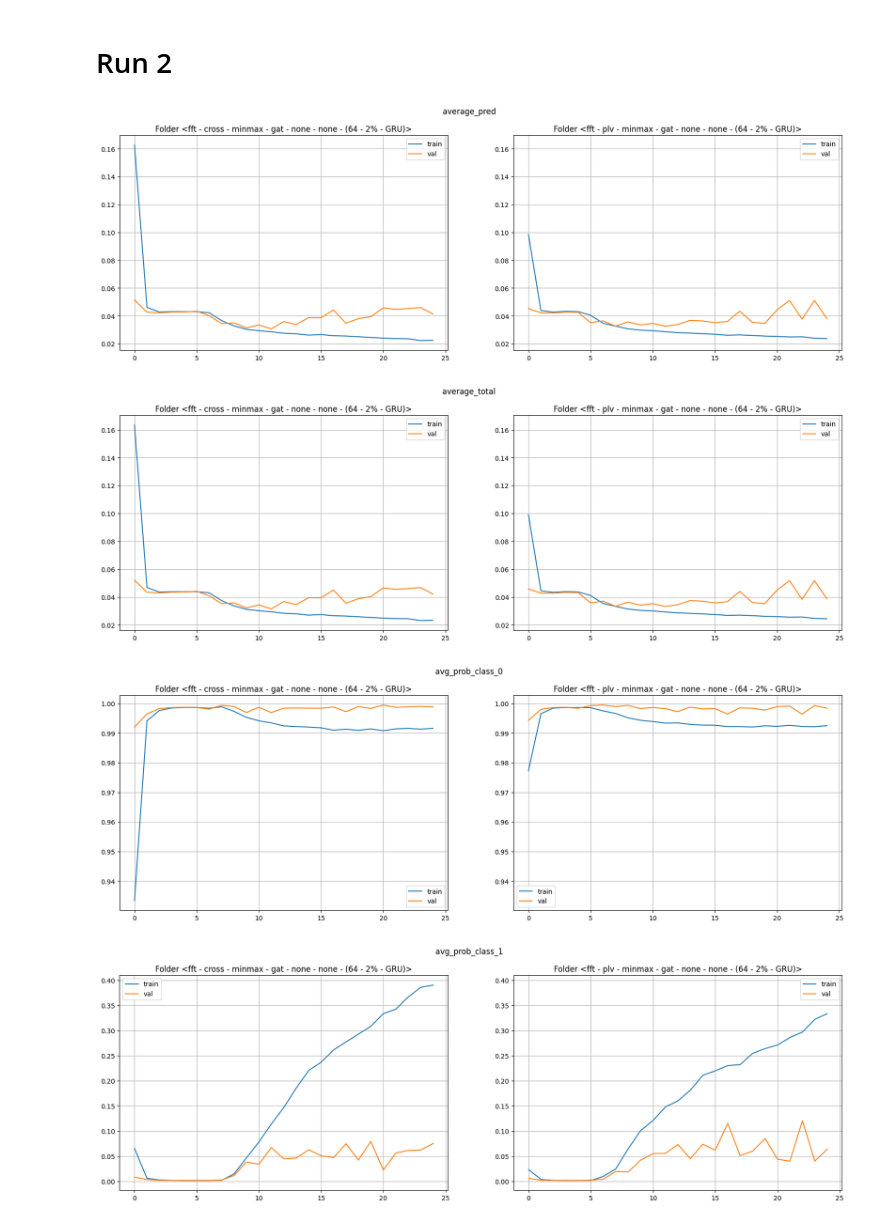
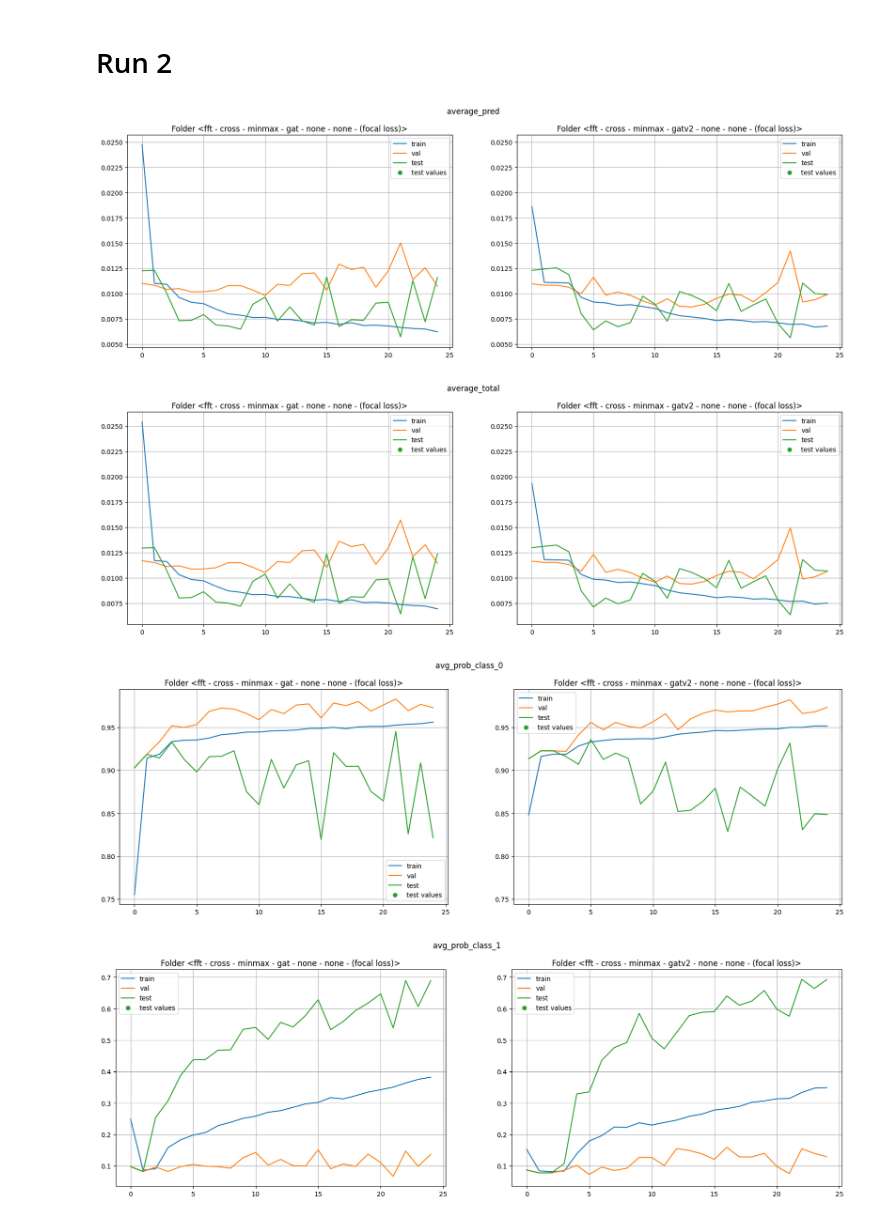
Before and after one commit to mranauro2/Seizure, a Jupyter notebook: utils/plot_comparison.ipynb, the cells around one changed output. Drawn from its saved outputs; the diff is of its cells as text; code cells hidden in the pictures.

```diff
--- a/utils/plot_comparison.ipynb
+++ b/utils/plot_comparison.ipynb
@@ -155,24 +155,24 @@ def plot_multiple(folder_1:str, folder_2:str, show:str, marker:bool, start_check
             )
             axes[plot_idx].tick_params(labelleft=True)
 # %%
-folder_1= "../metrics/fft - cross - minmax - gat - none - none - (64 - 2% - GRU)/"
-folder_2= "../metrics/fft - plv - minmax - gat - none - none - (64 - 2% - GRU)//"
+folder_1= "../metrics/fft - cross - minmax - gat - none - none - (focal loss)"
+folder_2= "../metrics/fft - cross - minmax - gatv2 - none - none - (focal loss)"
 #folder_1= ""
 #folder_2= ""
 
 plot_multiple(
     folder_1=folder_1,
     folder_2=folder_2,
-    show="none",
+    show="both",
     marker=False,
     start_check=30,
     use_same_len=True,
     higher_is_better= 5*[False] + 8*[True],
     best_k=3,
     files_verbose=False
 )
 # %% [output]
-[figure, old version]
+[figure, new version]
-[figure, old version]
+[figure, new version]
-[figure, old version]
+[figure, new version]
-[figure, old version]
+[figure, new version]
```
Also changed, not shown: parts of 1 cell of this notebook, 2 other files.
